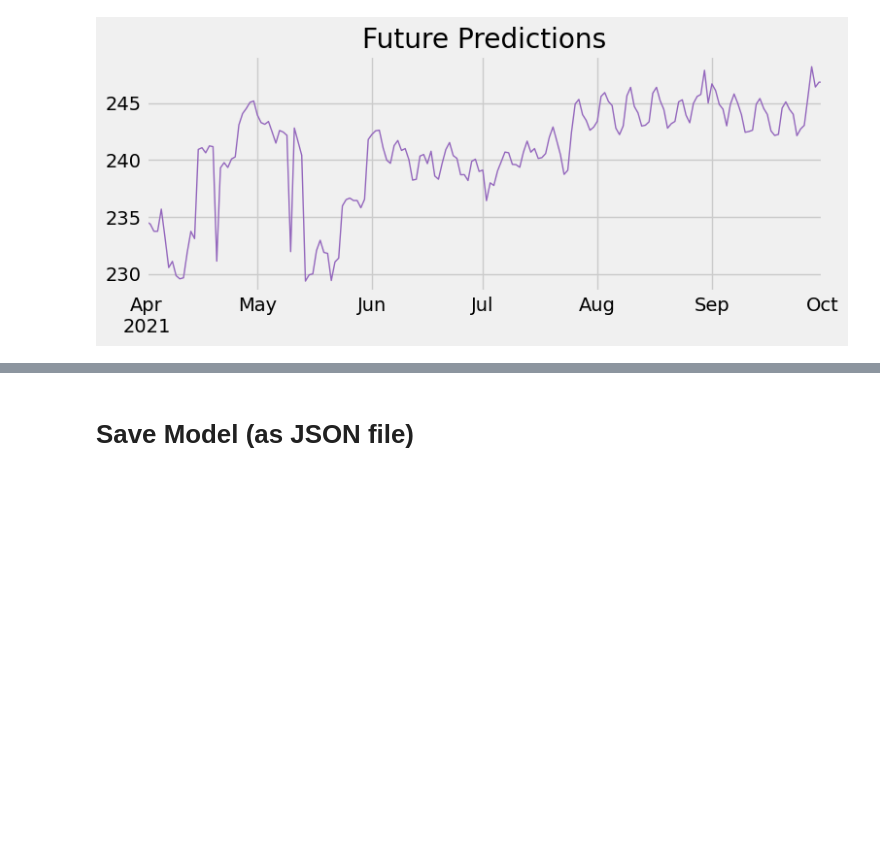
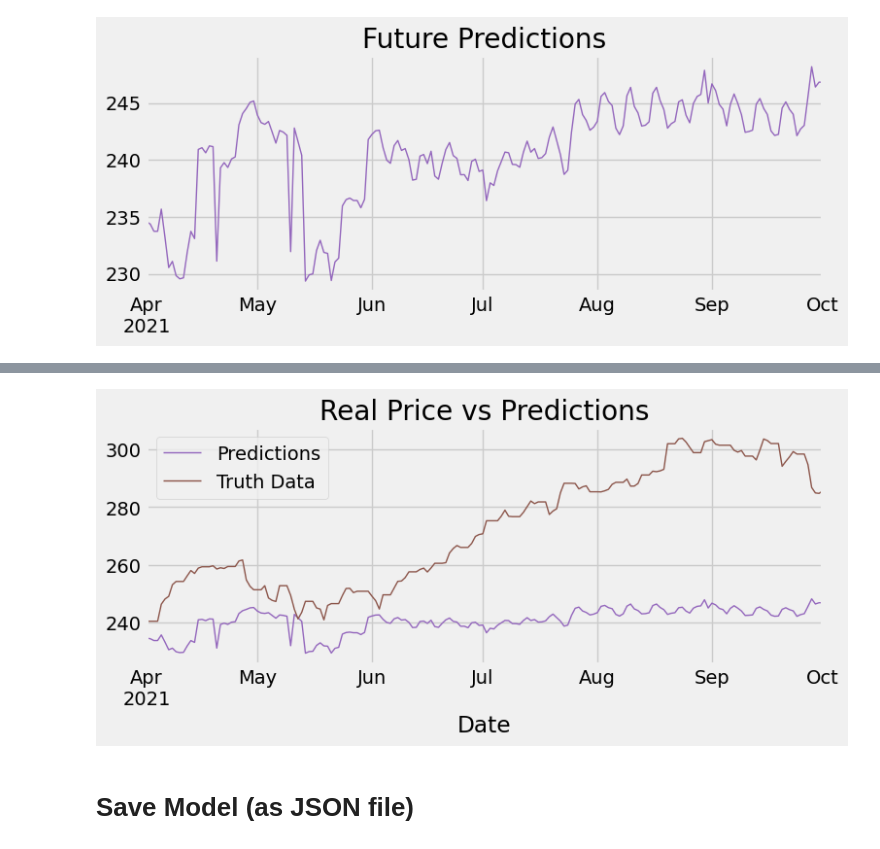
Before and after one commit to benjaminfunk47/Microsoft-Stock-Forecasting, a Jupyter notebook: Microsoft Stock Forecasting.ipynb, the cells around one changed output, grey strips where cells are left out. Saved outputs shown, nothing was run; the diff lists cells and outputs as text; code cells hidden in the pictures; blank space fills up the shorter version.

```diff
--- a/Microsoft Stock Forecasting.ipynb
+++ b/Microsoft Stock Forecasting.ipynb
@@ -291,3 +349,11 @@ plt.show()
+# %%
+# Comparison of Real vs Predictions
+future_w_features['pred'].plot(figsize=(8, 3), color=color_pal[4], ms=1, lw=1, title='Real Price vs Predictions')
+df2.plot(figsize=(8, 3), color=color_pal[5], ms=1, lw=1)
+plt.legend(['Predictions', 'Truth Data'])
+plt.show()
+# %% [output]
+[figure, added]
 # %% [markdown]
 # Save Model (as JSON file)
 # %%
```
Also changed, not shown: parts of 11 cells of this notebook, 4 other files.
